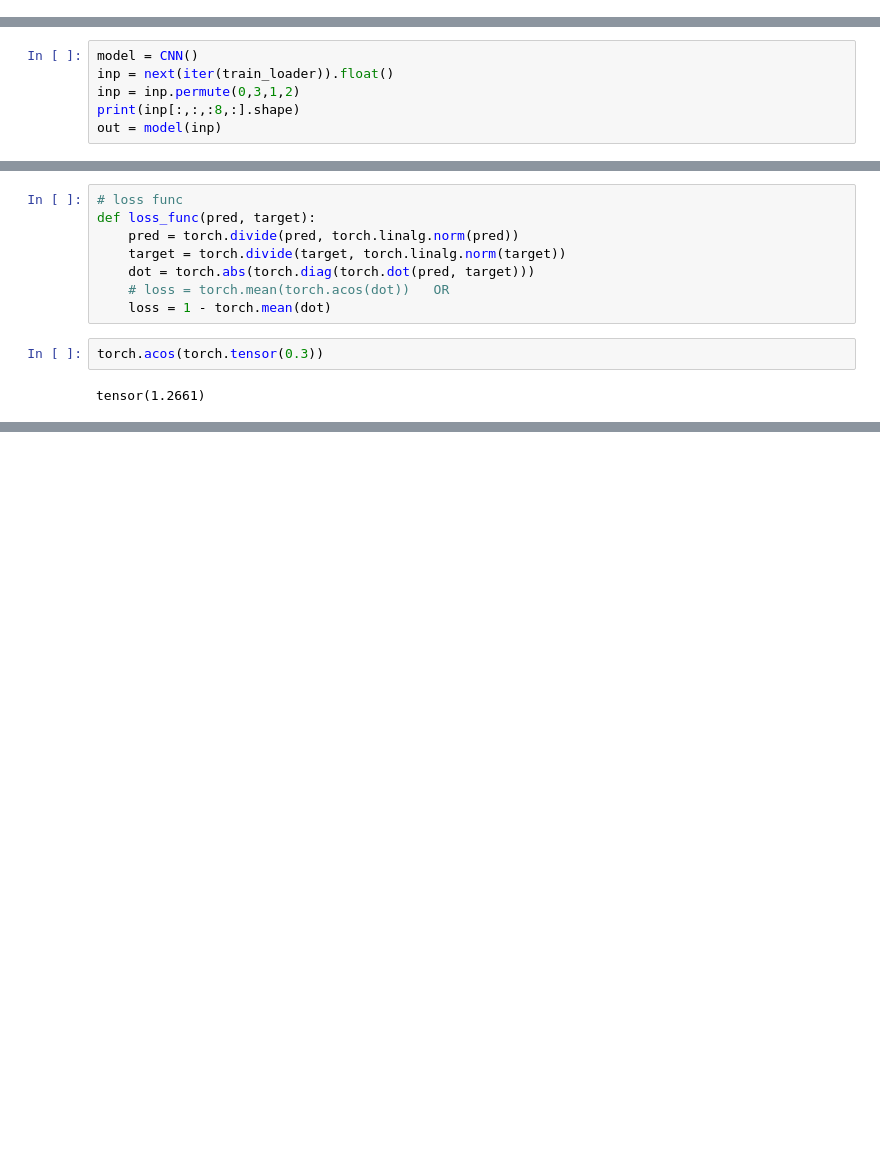
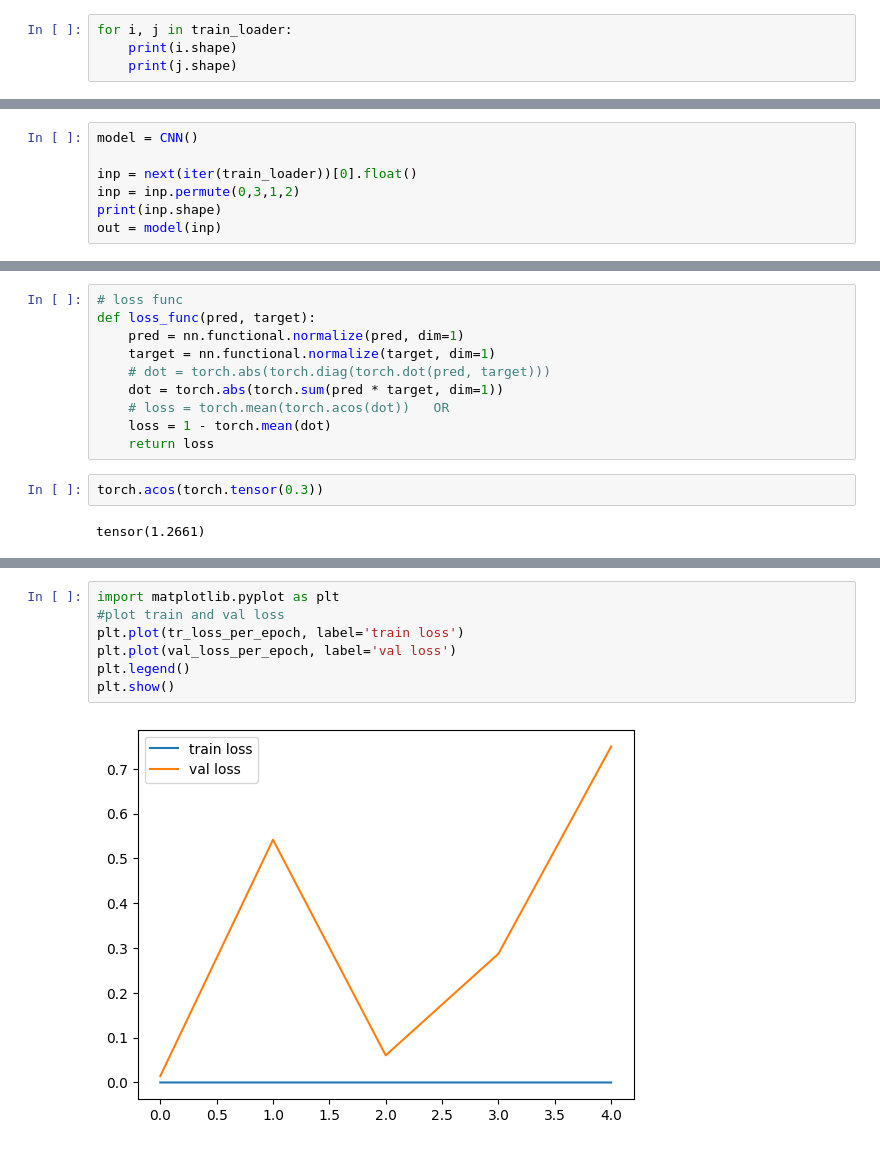
Before and after one commit to RushaliRajesh/pcp, a Jupyter notebook: model.ipynb, the cells around one changed output, grey strips where cells are left out. Cells and saved outputs as stored; diff of their text form; blank space fills up the shorter version.

```diff
--- a/model.ipynb
+++ b/model.ipynb
@@ -66,3 +70,7 @@ class CNN(nn.Module):
         x = self.fc5(x)
 
         return x
+# %%
+for i, j in train_loader:
+    print(i.shape)
+    print(j.shape)
@@ -69,7 +88,8 @@ class CNN(nn.Module):
 # %%
 model = CNN()
-inp = next(iter(train_loader)).float()
+
+inp = next(iter(train_loader))[0].float()
 inp = inp.permute(0,3,1,2)
-print(inp[:,:,:8,:].shape)
+print(inp.shape)
 out = model(inp)
 # %% [output]
@@ -86,11 +106,13 @@ tensor([[ 0.1171,  0.3016, -0.0604],
 # %%
 # loss func
 def loss_func(pred, target):
-    pred = torch.divide(pred, torch.linalg.norm(pred))
-    target = torch.divide(target, torch.linalg.norm(target))
-    dot = torch.abs(torch.diag(torch.dot(pred, target)))
+    pred = nn.functional.normalize(pred, dim=1)
+    target = nn.functional.normalize(target, dim=1)
+    # dot = torch.abs(torch.diag(torch.dot(pred, target)))
+    dot = torch.abs(torch.sum(pred * target, dim=1))
     # loss = torch.mean(torch.acos(dot))   OR
     loss = 1 - torch.mean(dot)
+    return loss
 # %%
 torch.acos(torch.tensor(0.3))
 # %% [output]
@@ -125,0 +196,9 @@ for epoch in epochs:
+# %%
+import matplotlib.pyplot as plt
+#plot train and val loss
+plt.plot(tr_loss_per_epoch, label='train loss')
+plt.plot(val_loss_per_epoch, label='val loss')
+plt.legend()
+plt.show()
+# %% [output]
+[figure, added]
```
Also changed, not shown: parts of 10 cells of this notebook.
